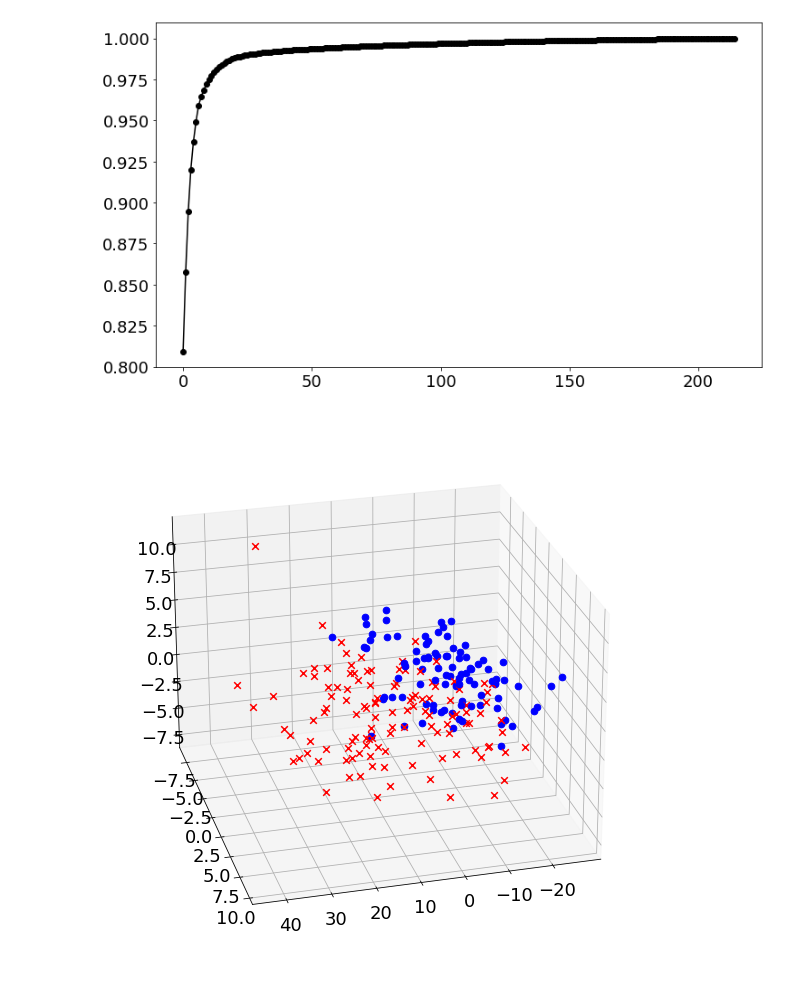
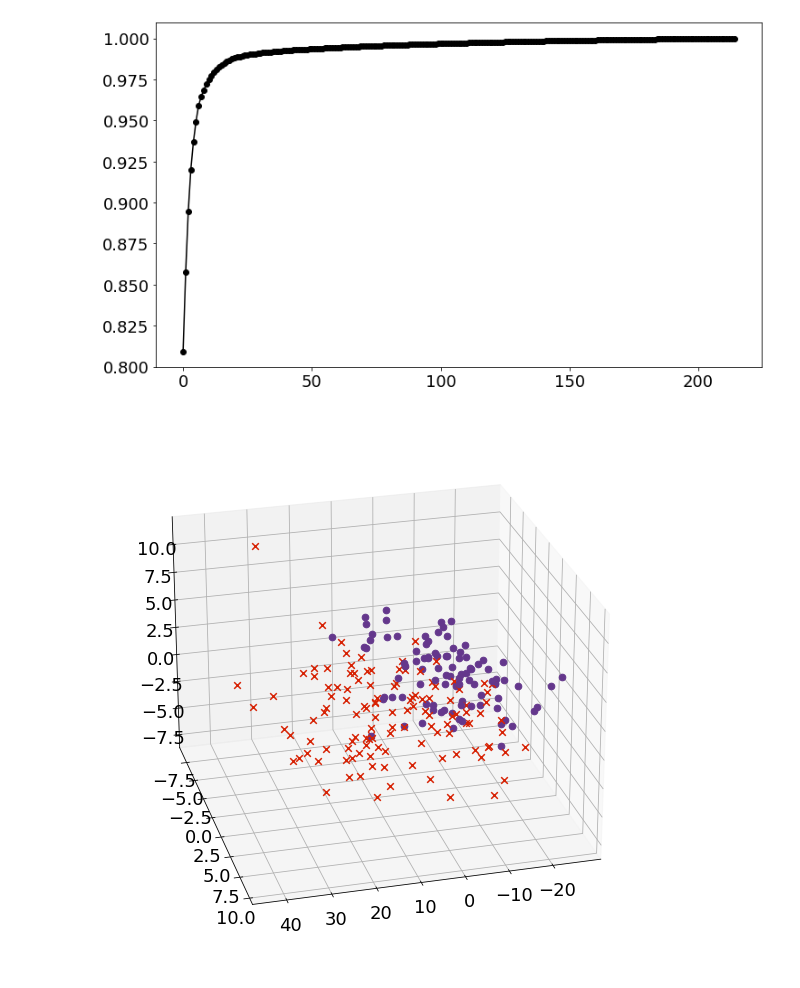
Before and after one commit to cedric-uden/Dimensionality-Reduction, a Jupyter notebook: notebooks/SVD-Visualization.ipynb, the cells around one changed output. Cells and saved outputs as stored; diff of their text form; code cells hidden in the pictures.

Commit message:
updated the graph colours to match the report's colours

```diff
--- a/notebooks/SVD-Visualization.ipynb
+++ b/notebooks/SVD-Visualization.ipynb
@@ -44,23 +46,23 @@ pc_df['Status'] = label
 # %%
 plt.rcParams['figure.figsize'] = [10, 10]
 
 fig2 = plt.figure()
 ax = fig2.add_subplot(111, projection='3d')
 
 marker_size = 44
 
 for _, row in pc_df.iterrows():
     x = row['PC1']
     y = row['PC2']
     z = row['PC3']
 
     if row['Status'] == 'Cancer':
-        ax.scatter(x, y, z, marker='x', color='r', s=marker_size)
+        ax.scatter(x, y, z, marker='x', color=hka_red, s=marker_size)
     else:
-        ax.scatter(x, y, z, marker='o', color='b', s=marker_size)
+        ax.scatter(x, y, z, marker='o', color=iwi_purple, s=marker_size)
 
 viewing_angle = (25,75)
 ax.view_init(*viewing_angle)
 plt.show()
 # %% [output]
-[figure, old version]
+[figure, new version]
```
Also changed, not shown: parts of 1 cell of this notebook, 3 other files.
